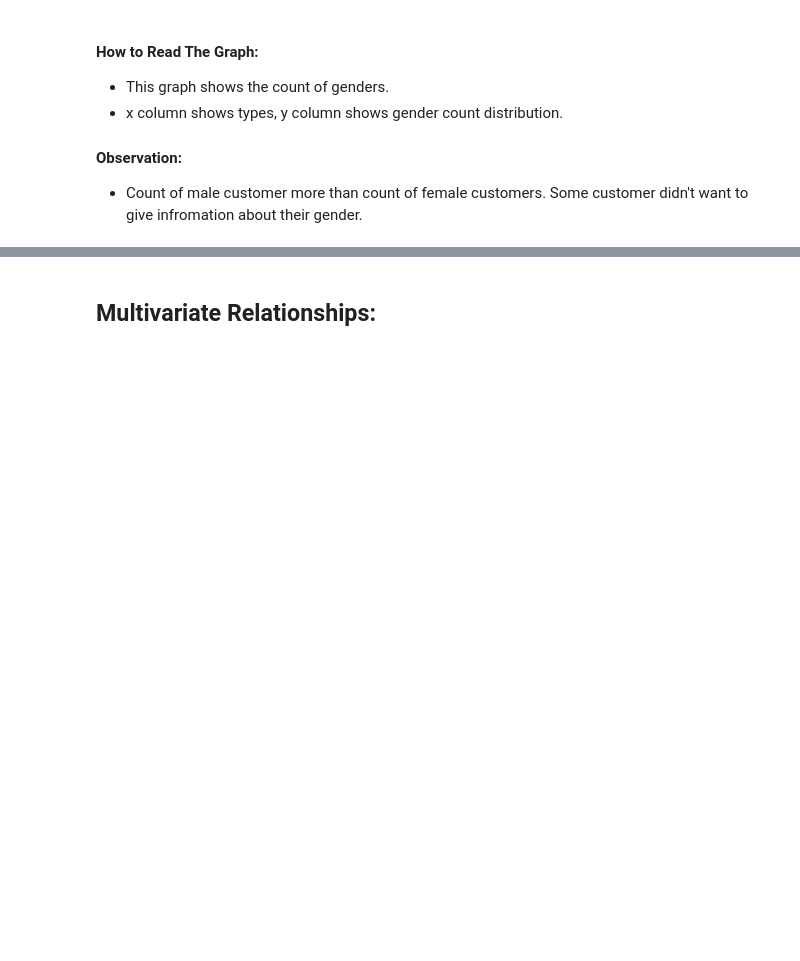
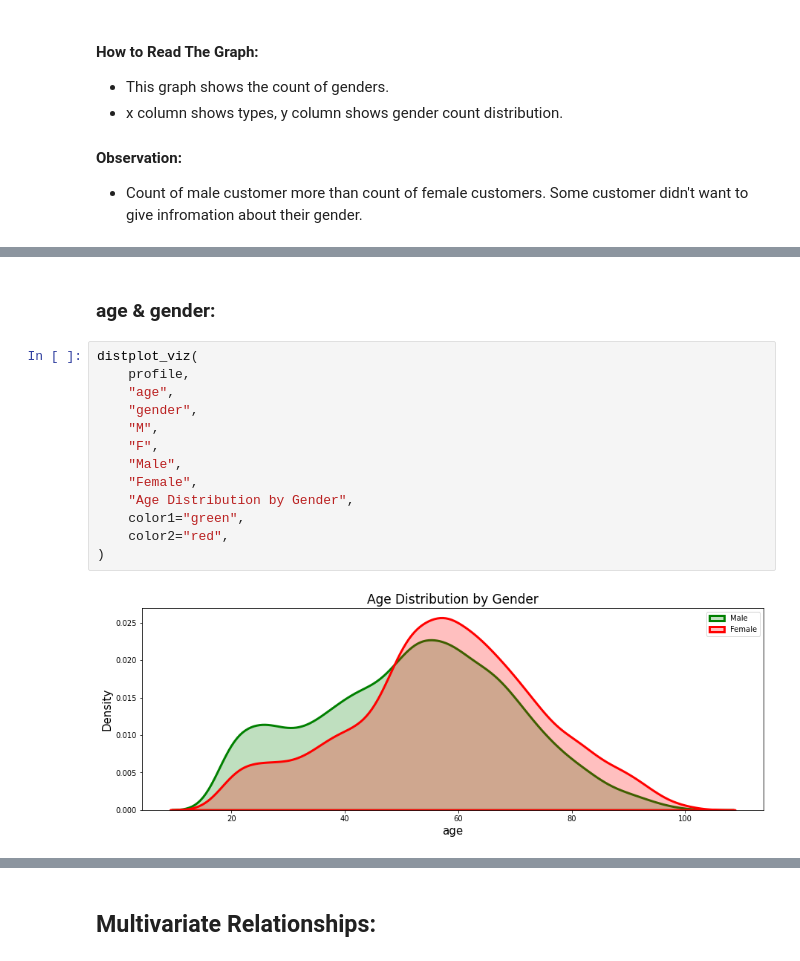
Before and after one commit to ElifKarakutukDinc/Starbucks-, a Jupyter notebook: Starbucks_customer.ipynb, the cells around one changed output, grey strips where cells are left out. Drawn from its saved outputs; the diff is of its cells as text; blank space fills up the shorter version.

```diff
--- a/Starbucks_customer.ipynb
+++ b/Starbucks_customer.ipynb
@@ -474,0 +506,17 @@ countplot_viz(
+# %% [markdown]
+### age & gender:
+# %%
+distplot_viz(
+    profile,
+    "age",
+    "gender",
+    "M",
+    "F",
+    "Male",
+    "Female",
+    "Age Distribution by Gender",
+    color1="green",
+    color2="red",
+)
+# %% [output]
+[figure, added]
```
Also changed, not shown: parts of 16 cells of this notebook, 1 other file.
